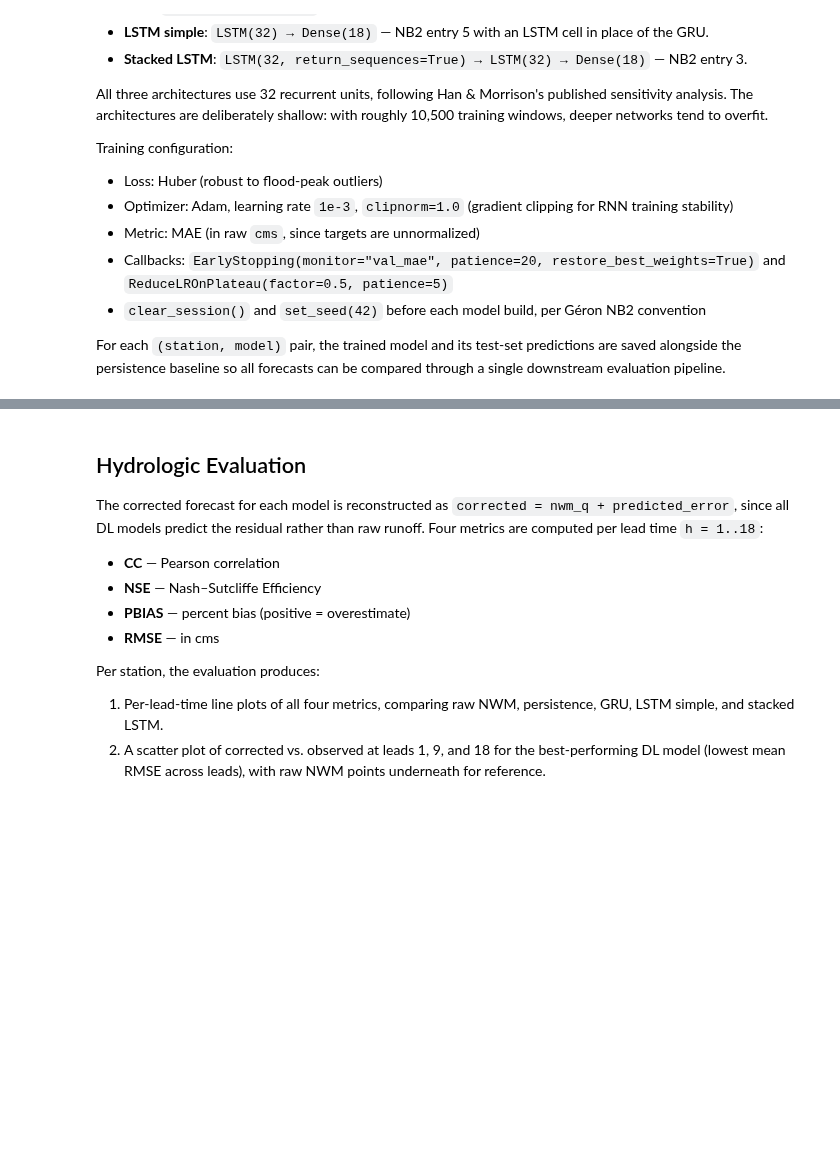
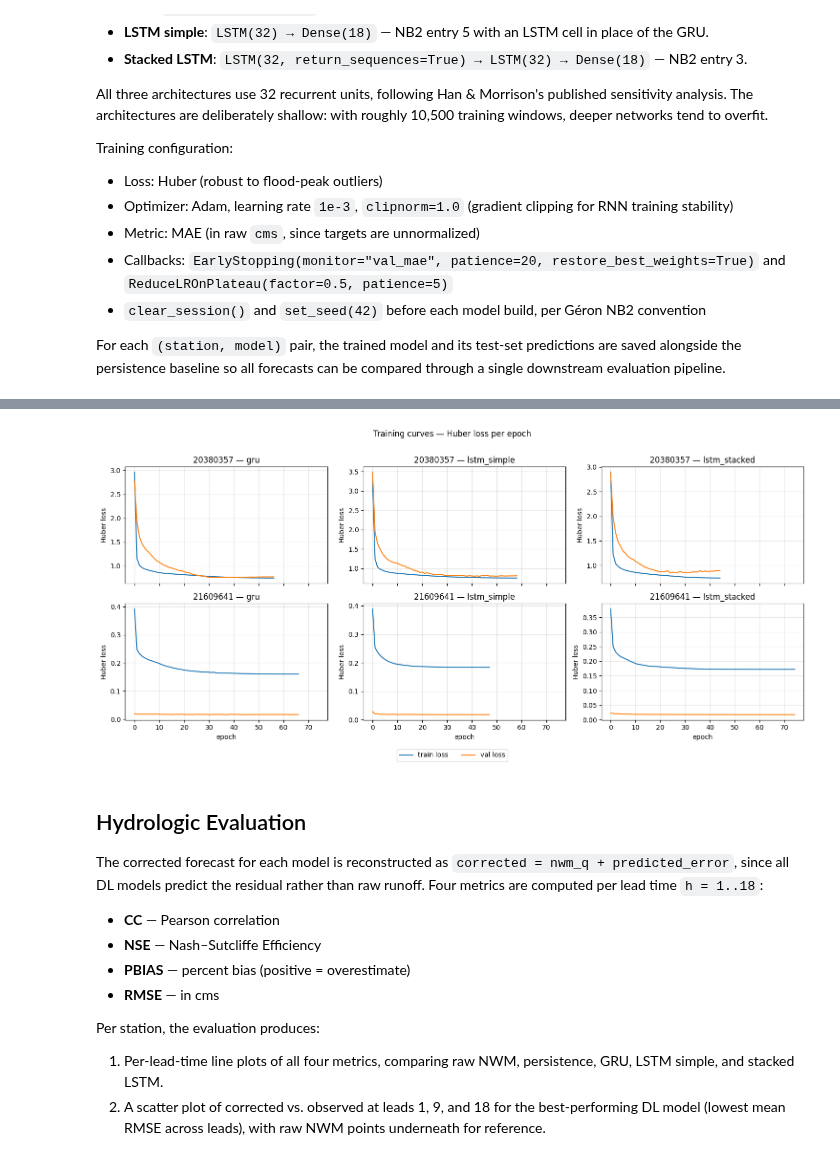
Before and after one commit to zachshotwell/AI-FinalProject-GroupSCR, a Jupyter notebook: RunoffForecastingProject/RunoffForecasting.ipynb, the cells around one changed output, grey strips where cells are left out. Saved outputs shown, nothing was run; the diff lists cells and outputs as text; code cells hidden in the pictures; blank space fills up the shorter version.

```diff
--- a/RunoffForecastingProject/RunoffForecasting.ipynb
+++ b/RunoffForecastingProject/RunoffForecasting.ipynb
@@ -414,6 +503,7 @@ print(f"GPUs visible: {len(gpus)}")
 n_features = len(FEATURE_COLS)
 summary = {}
 
+histories = {}
 for sid in stations:
     print(f"\n{'='*70}\nstation {sid}\n{'='*70}")
     for model_name, build in model_builders.items():
@@ -432,7 +522,7 @@ for sid in stations:
             tf.keras.callbacks.ReduceLROnPlateau(monitor="val_mae", factor=0.5, patience=5),
         ]
 
-        histories = model.fit(
+        history = model.fit(
             datasets[sid]["train"],
             validation_data=datasets[sid]["valid"],
             epochs=EPOCHS,
@@ -461,22 +601,22 @@ for (sid, name), (vm, tm) in summary.items():
 # %%
 fig, axes = plt.subplots(2, 3, figsize=(15, 7), sharex=True)
-fig.suptitle("Training curves — Huber loss (left axis) and val MAE (right axis)", fontsize=12)
+fig.suptitle("Training curves — Huber loss per epoch", fontsize=12)
 for r, sid in enumerate(stations):
     for c, model_name in enumerate(["gru", "lstm_simple", "lstm_stacked"]):
         h = histories[(sid, model_name)]
         ax = axes[r, c]
         ax.plot(h["loss"], color="C0", label="train loss")
         ax.plot(h["val_loss"], color="C1", label="val loss")
-        ax2 = ax.twinx()
-        ax2.plot(h["val_mae"], color="C2", linestyle="--", label="val MAE")
         ax.set_title(f"{sid} — {model_name}")
-        ax.set_xlabel("epoch"); ax.set_ylabel("Huber loss")
-        ax2.set_ylabel("val MAE (cms)")
+        ax.set_ylabel("Huber loss")
         ax.grid(alpha=0.3)
-        if r == 0 and c == 0:
-            lines = ax.get_lines() + ax2.get_lines()
-            ax.legend(lines, [l.get_label() for l in lines], fontsize=7, loc="upper right")
-plt.tight_layout(); plt.show()
+        if r == 1:
+            ax.set_xlabel("epoch")
+fig.legend(["train loss", "val loss"], loc="lower center", ncol=2, bbox_to_anchor=(0.5, -0.02))
+plt.tight_layout(rect=[0, 0.03, 1, 0.97])
+plt.show()
+# %% [output]
+[figure, added]
 # %% [markdown]
 ## Hydrologic Evaluation
 
```
Also changed, not shown: parts of 10 cells of this notebook.
